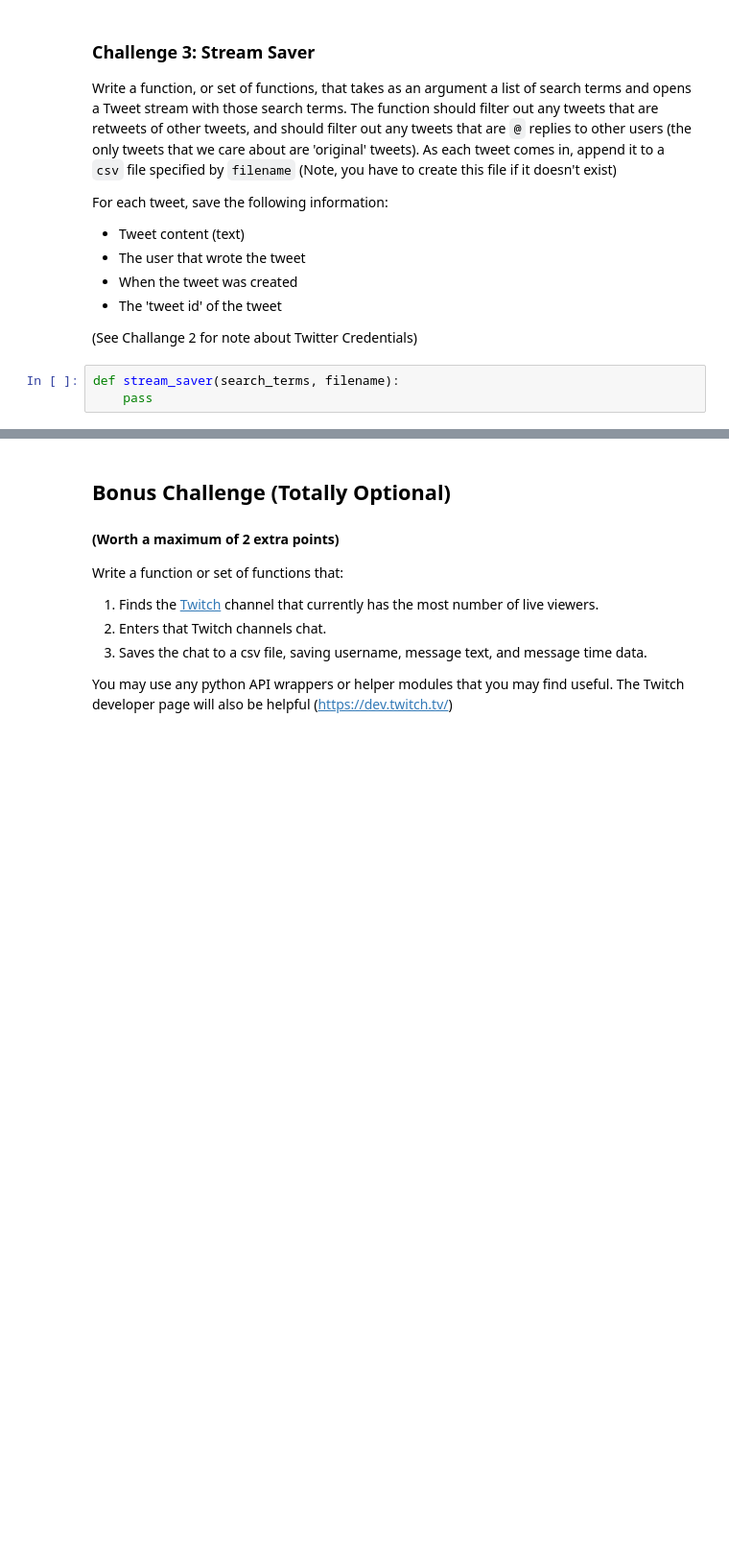
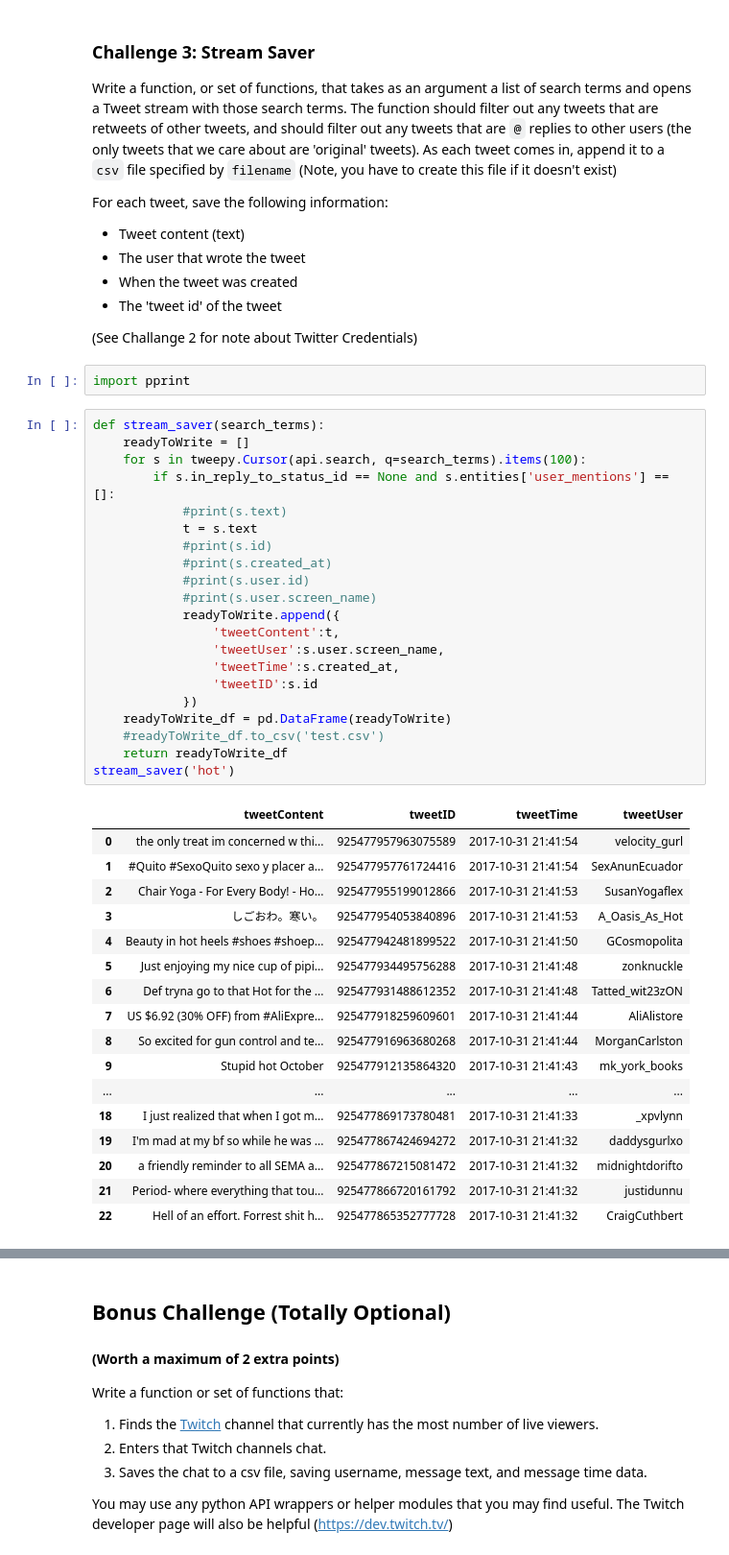
Before and after one commit to YaboLee/Data_Hackerspace_FA17, a Jupyter notebook: week7/APIs.ipynb, the cells around one changed output, grey strips where cells are left out. Shown at 96% size. Cells and saved outputs as stored; diff of their text form; blank space fills up the shorter version.

```diff
--- a/week7/APIs.ipynb
+++ b/week7/APIs.ipynb
@@ -216,6 +341,44 @@ For each tweet, save the following information:
 * The 'tweet id' of the tweet
 
 (See Challange 2 for note about Twitter Credentials)
-# %%
-def stream_saver(search_terms, filename):
-    pass
+# %%
+import pprint
+# %%
+def stream_saver(search_terms):
+    readyToWrite = []
+    for s in tweepy.Cursor(api.search, q=search_terms).items(100):
+        if s.in_reply_to_status_id == None and s.entities['user_mentions'] == []:
+            #print(s.text)
+            t = s.text
+            #print(s.id)
+            #print(s.created_at)
+            #print(s.user.id)
+            #print(s.user.screen_name)
+            readyToWrite.append({
+                'tweetContent':t,
+                'tweetUser':s.user.screen_name,
+                'tweetTime':s.created_at,
+                'tweetID':s.id
+            })
+    readyToWrite_df = pd.DataFrame(readyToWrite)
+    #readyToWrite_df.to_csv('test.csv')
+    return readyToWrite_df
+stream_saver('hot')
+# %% [output]
+|  | tweetContent | tweetID | tweetTime | tweetUser |
+| 0 | the only treat im concerned w thi... | 925477957963075589 | 2017-10-31 21:41:54 | velocity_gurl |
+| 1 | #Quito #SexoQuito sexo y placer a... | 925477957761724416 | 2017-10-31 21:41:54 | SexAnunEcuador |
+| 2 | Chair Yoga - For Every Body! - Ho... | 925477955199012866 | 2017-10-31 21:41:53 | SusanYogaflex |
+| 3 | しごおわ。寒い。 | 925477954053840896 | 2017-10-31 21:41:53 | A_Oasis_As_Hot |
+| 4 | Beauty in hot heels #shoes #shoep... | 925477942481899522 | 2017-10-31 21:41:50 | GCosmopolita |
+| 5 | Just enjoying my nice cup of pipi... | 925477934495756288 | 2017-10-31 21:41:48 | zonknuckle |
+| 6 | Def tryna go to that Hot for the ... | 925477931488612352 | 2017-10-31 21:41:48 | Tatted_wit23zON |
+| 7 | US $6.92 (30% OFF) from #AliExpre... | 925477918259609601 | 2017-10-31 21:41:44 | AliAlistore |
+| 8 | So excited for gun control and te... | 925477916963680268 | 2017-10-31 21:41:44 | MorganCarlston |
+| 9 | Stupid hot October | 925477912135864320 | 2017-10-31 21:41:43 | mk_york_books |
+| ... | ... | ... | ... | ... |
+| 18 | I just realized that when I got m... | 925477869173780481 | 2017-10-31 21:41:33 | _xpvlynn |
+| 19 | I'm mad at my bf so while he was ... | 925477867424694272 | 2017-10-31 21:41:32 | daddysgurlxo |
+| 20 | a friendly reminder to all SEMA a... | 925477867215081472 | 2017-10-31 21:41:32 | midnightdorifto |
+| 21 | Period- where everything that tou... | 925477866720161792 | 2017-10-31 21:41:32 | justidunnu |
+| 22 | Hell of an effort. Forrest shit h... | 925477865352777728 | 2017-10-31 21:41:32 | CraigCuthbert |
```
Also changed, not shown: parts of 23 cells of this notebook, 9 other files.
